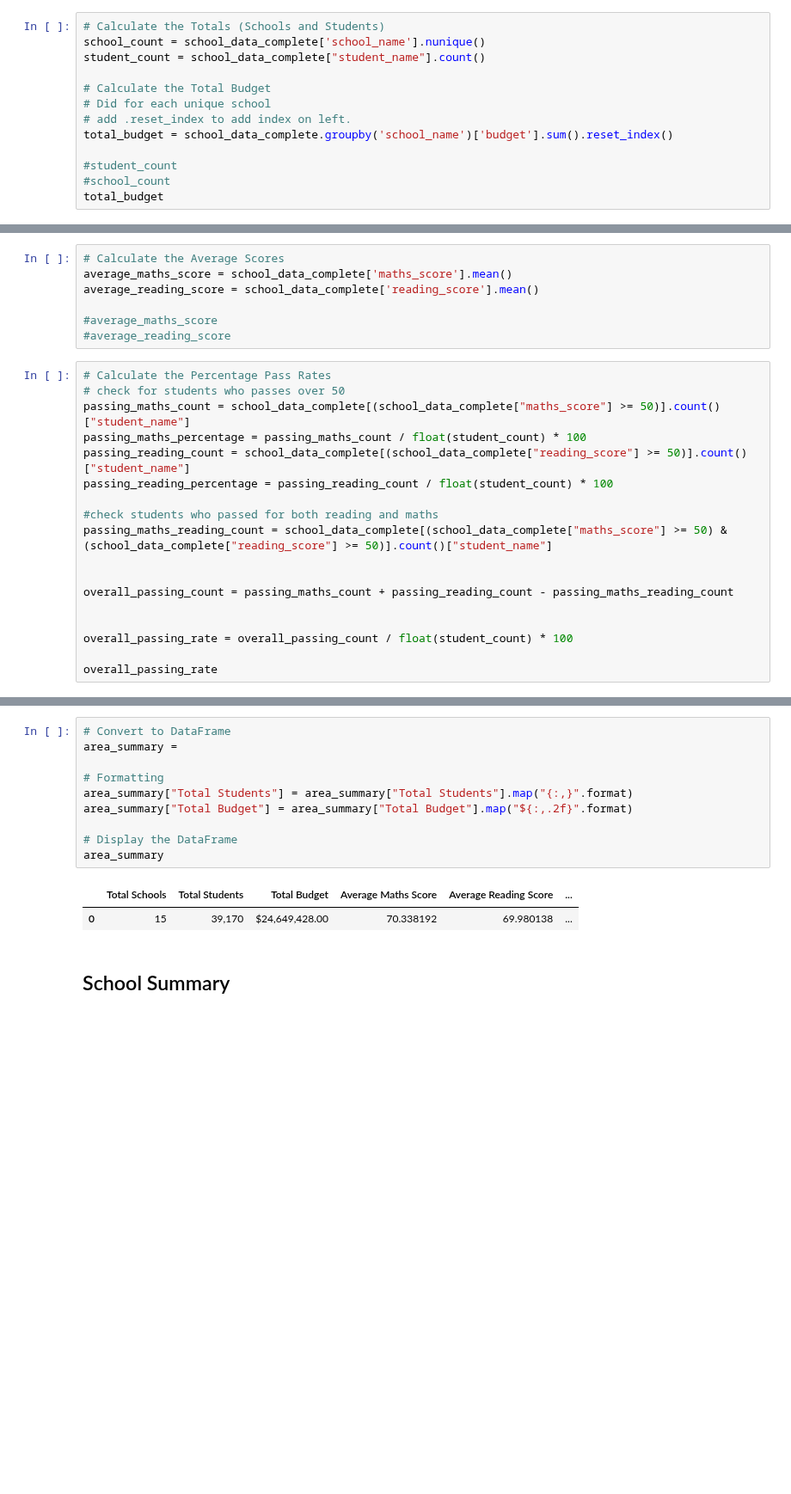
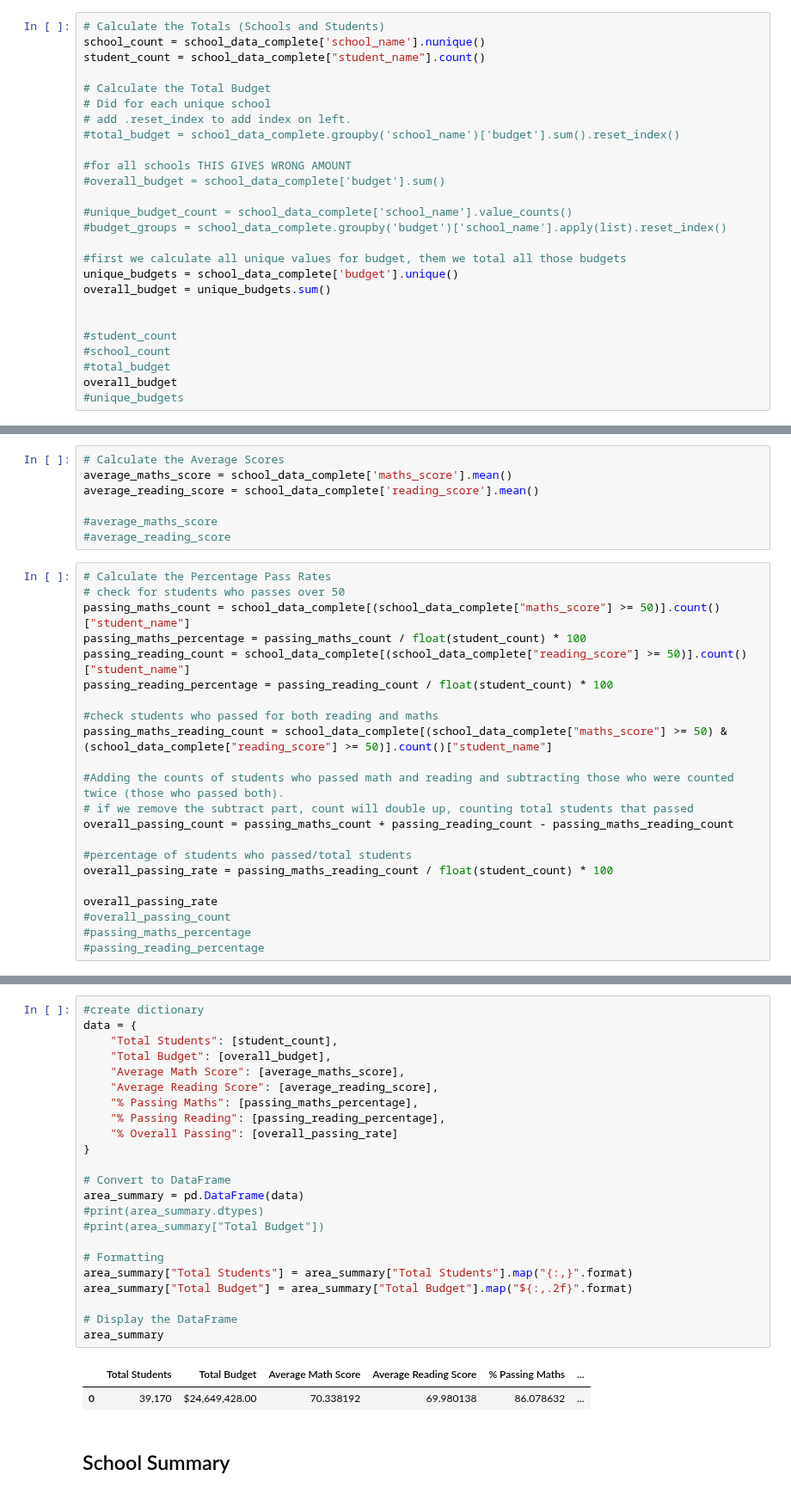
Before and after one commit to Keegawho198/pandas-challenge, a Jupyter notebook: PyCitySchools/PyCitySchools_starter.ipynb, the cells around one changed output, grey strips where cells are left out. Shown at 86% size. Saved outputs shown, nothing was run; the diff lists cells and outputs as text; blank space fills up the shorter version.

```diff
--- a/PyCitySchools/PyCitySchools_starter.ipynb
+++ b/PyCitySchools/PyCitySchools_starter.ipynb
@@ -43,9 +43,22 @@ student_count = school_data_complete["student_name"].count()
 # Calculate the Total Budget
 # Did for each unique school
 # add .reset_index to add index on left.
-total_budget = school_data_complete.groupby('school_name')['budget'].sum().reset_index()
+#total_budget = school_data_complete.groupby('school_name')['budget'].sum().reset_index()
+
+#for all schools THIS GIVES WRONG AMOUNT
+#overall_budget = school_data_complete['budget'].sum()
+
+#unique_budget_count = school_data_complete['school_name'].value_counts()
+#budget_groups = school_data_complete.groupby('budget')['school_name'].apply(list).reset_index()
+
+#first we calculate all unique values for budget, them we total all those budgets
+unique_budgets = school_data_complete['budget'].unique()
+overall_budget = unique_budgets.sum()
+
 
 #student_count
 #school_count
-total_budget
+#total_budget
+overall_budget
+#unique_budgets
 # %% [output]
@@ -83,11 +81,15 @@ passing_reading_percentage = passing_reading_count / float(student_count) * 100
 #check students who passed for both reading and maths
 passing_maths_reading_count = school_data_complete[(school_data_complete["maths_score"] >= 50) & (school_data_complete["reading_score"] >= 50)].count()["student_name"]
 
-
+#Adding the counts of students who passed math and reading and subtracting those who were counted twice (those who passed both).
+# if we remove the subtract part, count will double up, counting total students that passed
 overall_passing_count = passing_maths_count + passing_reading_count - passing_maths_reading_count
 
-
-overall_passing_rate = overall_passing_count / float(student_count) * 100
+#percentage of students who passed/total students
+overall_passing_rate = passing_maths_reading_count / float(student_count) * 100
 
 overall_passing_rate
+#overall_passing_count
+#passing_maths_percentage
+#passing_reading_percentage
 # %% [output]
@@ -95,16 +97,29 @@ overall_passing_rate
 # %%
+#create dictionary
+data = {
+    "Total Students": [student_count],
+    "Total Budget": [overall_budget],
+    "Average Math Score": [average_maths_score],
+    "Average Reading Score": [average_reading_score],
+    "% Passing Maths": [passing_maths_percentage],
+    "% Passing Reading": [passing_reading_percentage],
+    "% Overall Passing": [overall_passing_rate]
+}
+
 # Convert to DataFrame
-area_summary =
+area_summary = pd.DataFrame(data)
+#print(area_summary.dtypes)
+#print(area_summary["Total Budget"])
 
 # Formatting
 area_summary["Total Students"] = area_summary["Total Students"].map("{:,}".format)
 area_summary["Total Budget"] = area_summary["Total Budget"].map("${:,.2f}".format)
 
 # Display the DataFrame
 area_summary
 # %% [output]
-|  | Total Schools | Total Students | Total Budget | Average Maths Score | Average Reading Score | ... |
-| 0 | 15 | 39,170 | $24,649,428.00 | 70.338192 | 69.980138 | ... |
+|  | Total Students | Total Budget | Average Math Score | Average Reading Score | % Passing Maths | ... |
+| 0 | 39,170 | $24,649,428.00 | 70.338192 | 69.980138 | 86.078632 | ... |
 # %% [markdown]
 ## School Summary
 # %%
```
Also changed, not shown: parts of 3 cells of this notebook, 1 other file.
